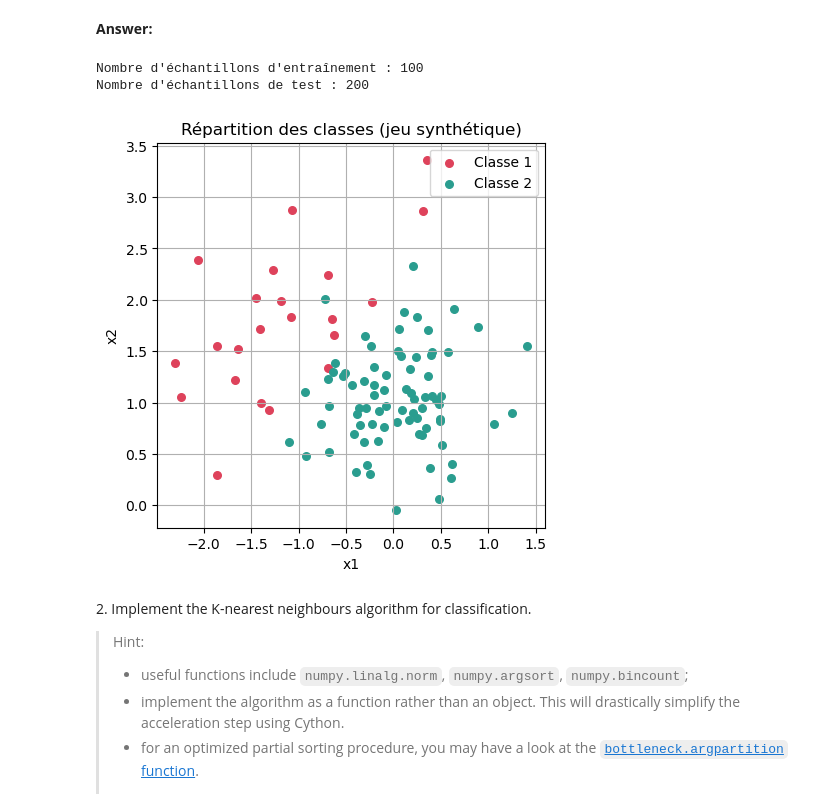
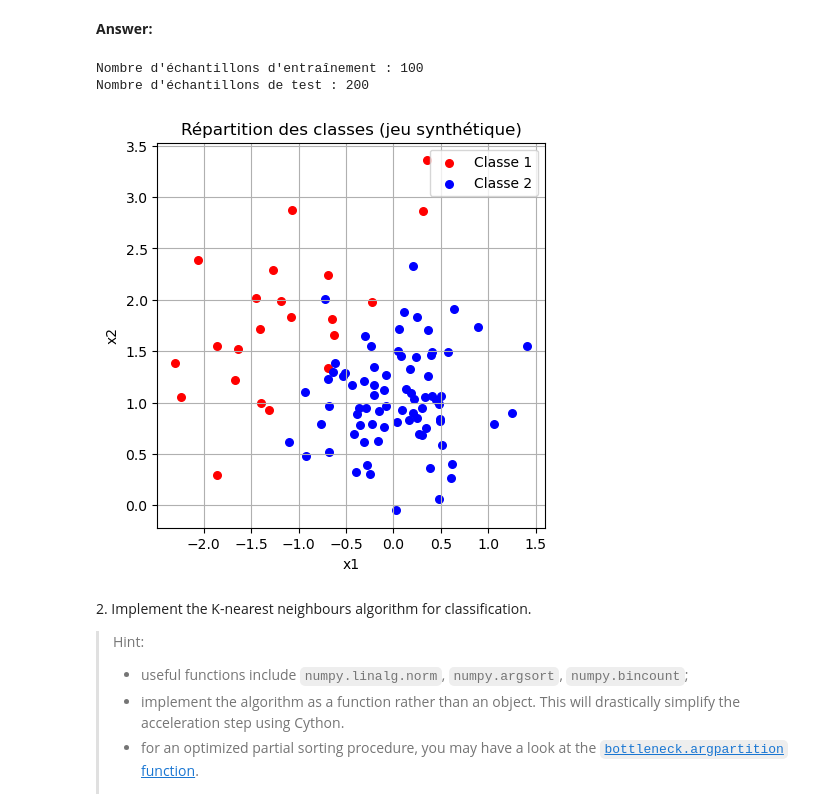
Before and after one commit to rosedel05/LAB1-DELANNOY-DOS-RAMOS, a Jupyter notebook: Labs/Lab4/lab4.ipynb, the cells around one changed output. Saved outputs shown, nothing was run; the diff lists cells and outputs as text; code cells hidden in the pictures.

```diff
--- a/Labs/Lab4/lab4.ipynb
+++ b/Labs/Lab4/lab4.ipynb
@@ -69,35 +69,35 @@ from matplotlib import pyplot as plt
 data_dir = Path('data')
 
 # Chargement des jeux de données synthétiques
 
 train = np.loadtxt(data_dir / 'synth_train.txt')
 test = np.loadtxt(data_dir / 'synth_test.txt')
 
 class_train = train[:, 0].astype(int)
 x_train = train[:, 1:]
 class_test = test[:, 0].astype(int)
 x_test = test[:, 1:]
 classes = np.unique(class_train)
 
 print(f"Nombre d'échantillons d'entraînement : {x_train.shape[0]}")
 print(f"Nombre d'échantillons de test : {x_test.shape[0]}")
 
-palette = {1: '#de425b', 2: '#2a9d8f'}
+palette = {1: "#ff0000", 2: '#0000ff'}
 
 fig, ax = plt.subplots(figsize=(5, 5))
 for label, couleur in palette.items():
     points = class_train == label
     ax.scatter(x_train[points, 0], x_train[points, 1], s=30, color=couleur, label=f'Classe {label}')
 ax.set_xlabel('x1')
 ax.set_ylabel('x2')
 ax.set_title('Répartition des classes (jeu synthétique)')
 ax.legend()
 ax.grid(True)
 plt.show()
 # %% [output]
 Nombre d'échantillons d'entraînement : 100
 Nombre d'échantillons de test : 200
-[figure, old version]
+[figure, new version]
 # %% [markdown]
 2\. Implement the K-nearest neighbours algorithm for classification.
 
```
Also changed, not shown: parts of 4 cells of this notebook.
